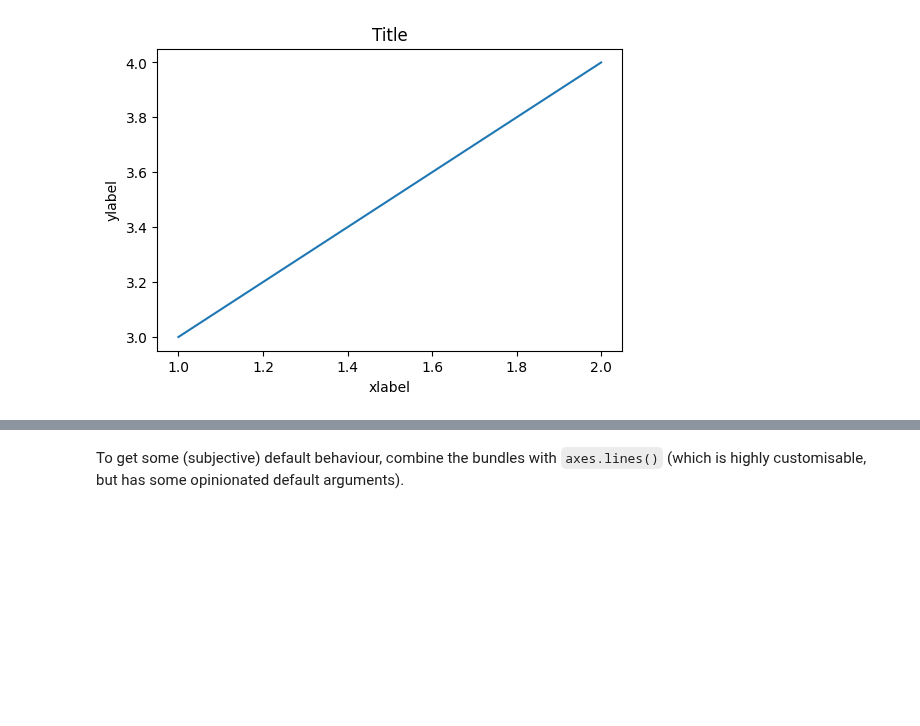
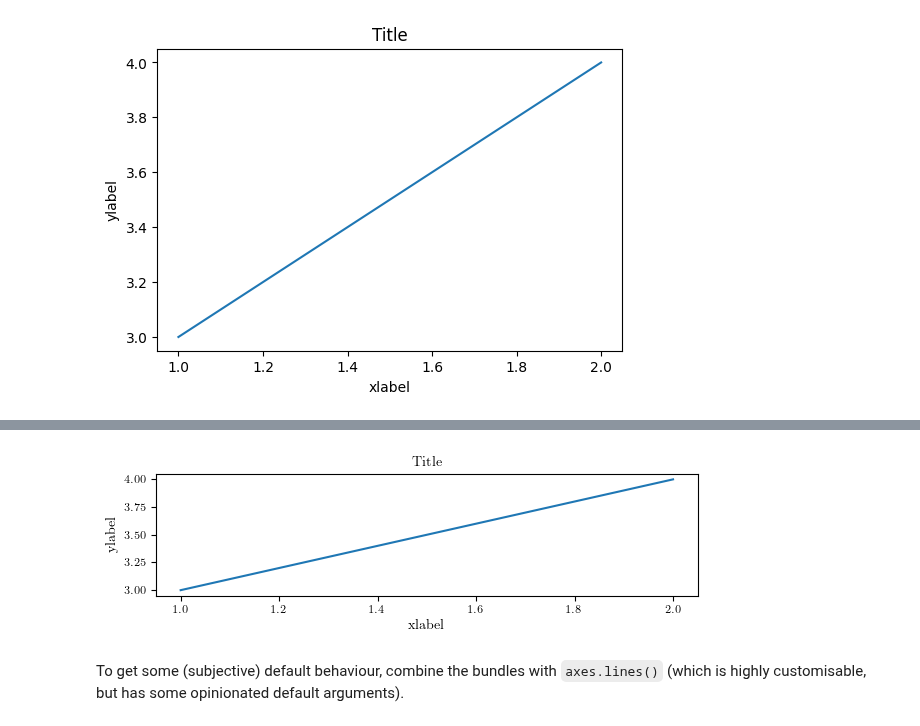
Before and after one commit to pnkraemer/tueplots, a Jupyter notebook: examples/bundles.ipynb, the cells around one changed output, grey strips where cells are left out. Cells and saved outputs as stored; diff of their text form; code cells hidden in the pictures; blank space fills up the shorter version.

```diff
--- a/examples/bundles.ipynb
+++ b/examples/bundles.ipynb
@@ -47,3 +46,13 @@ with plt.rc_context({**bundles.neurips2021()}):
+# %%
+with plt.rc_context(bundles.jmlr2001_tex(family="serif")):
+    fig, ax = plt.subplots(dpi=100)
+    ax.plot([1.0, 2.0], [3.0, 4.0])
+    ax.set_title("Title")
+    ax.set_xlabel("xlabel")
+    ax.set_ylabel("ylabel")
+    plt.show()
+# %% [output]
+[figure, added]
 # %% [markdown]
 To get some (subjective) default behaviour, combine the bundles with `axes.lines()` (which is highly customisable, but has some opinionated default arguments).
 # %%
```
Also changed, not shown: parts of 6 cells of this notebook.
